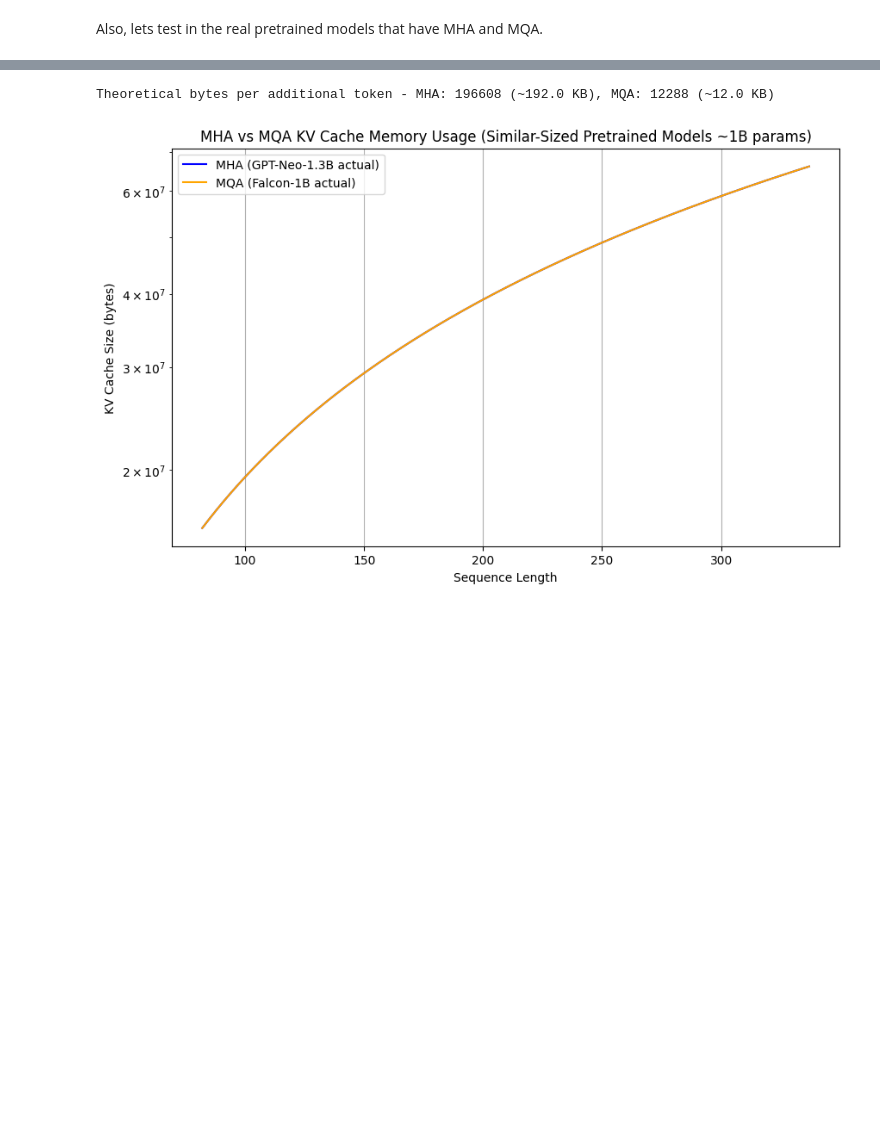
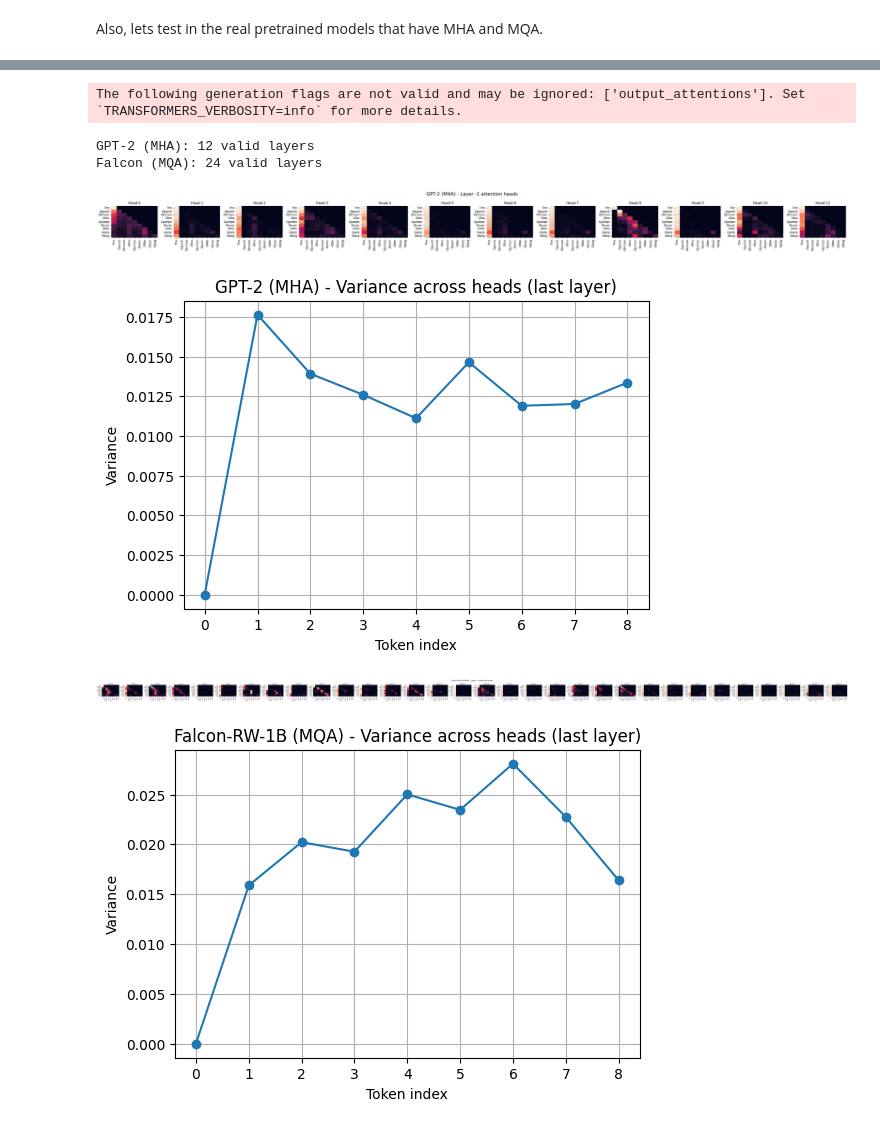
Before and after one commit to Firojpaudel/Deepseek_implementation_scratch, a Jupyter notebook: MHA_MQA_comparison.ipynb, the cells around one changed output, grey strips where cells are left out. Drawn from its saved outputs; the diff is of its cells as text; code cells hidden in the pictures; blank space fills up the shorter version.

```diff
--- a/MHA_MQA_comparison.ipynb
+++ b/MHA_MQA_comparison.ipynb
@@ -319,10 +197,0 @@ seq_lens = seq_lens_mha[:min_len]
-# %%
-# Print table
-print("\nseq_len | MHA KV bytes | MQA KV bytes")
-print("--------|--------------|--------------")
-for i in range(0, min_len, 50):
-    if i < 10:
-        for j in range(i, min(i + 10, min_len)):
-            print(f"{seq_lens[j]:7d} | {mha_sizes[j]:12.0f} | {mqa_sizes[j]:11.0f}") # Use .0f to format as float with no decimal places
-    else:
-        print(f"{seq_lens[i]:7d} | {mha_sizes[i]:12.0f} | {mqa_sizes[i]:11.0f}") # Use .0f to format as float with no decimal places
@@ -347,22 +197,0 @@ seq_len | MHA KV bytes | MQA KV bytes
-# %%
-# Theoretical per-token
-theo_mha_per_token = 24 * 1 * 16 * 128 * 2 * 2  # 24 layers, 16 heads, 128 dim, KV, f16
-theo_mqa_per_token = 24 * 1 * 1 * 128 * 2 * 2    # 1 KV head
-print(f"\nTheoretical bytes per additional token - MHA: {theo_mha_per_token} (~{theo_mha_per_token/1024:.1f} KB), MQA: {theo_mqa_per_token} (~{theo_mqa_per_token/1024:.1f} KB)")
-# %% [output]
-Theoretical bytes per additional token - MHA: 196608 (~192.0 KB), MQA: 12288 (~12.0 KB)
-# %%
-# Plot
-plt.figure(figsize=(10, 6))
-plt.plot(seq_lens, mha_sizes, label='MHA (GPT-Neo-1.3B actual)', color='blue')
-plt.plot(seq_lens, mqa_sizes, label='MQA (Falcon-1B actual)', color='orange')
-plt.xlabel('Sequence Length')
-plt.ylabel('KV Cache Size (bytes)')
-plt.title('MHA vs MQA KV Cache Memory Usage (Similar-Sized Pretrained Models ~1B params)')
-plt.legend()
-plt.grid(True)
-plt.yscale('log')  # Log scale for better visibility
-plt.savefig('mha_mqa_similar_size_comparison.png', dpi=300, bbox_inches='tight')
-plt.show()
-# %% [output]
-[figure, removed]
@@ -368,0 +241,43 @@ plt.show()
+# %%
+def main():
+    text = "The quick brown fox jumps over the lazy dog"
+
+    # ---- GPT-2 (MHA) ----
+    mha_model = AutoModelForCausalLM.from_pretrained("gpt2", output_attentions=True)
+    mha_tokenizer = AutoTokenizer.from_pretrained("gpt2")
+    inputs_mha = mha_tokenizer(text, return_tensors="pt")
+    with torch.no_grad():
+        out_mha = mha_model(**inputs_mha, output_attentions=True)
+    attn_mha = get_valid_attentions(out_mha.attentions)
+    tokens_mha = mha_tokenizer.convert_ids_to_tokens(inputs_mha["input_ids"][0])
+
+    # ---- Falcon (MQA) ----
+    mqa_model = AutoModelForCausalLM.from_pretrained("tiiuae/falcon-rw-1b", trust_remote_code=True, output_attentions=True)
+    mqa_tokenizer = AutoTokenizer.from_pretrained("tiiuae/falcon-rw-1b")
+    inputs_mqa = mqa_tokenizer(text, return_tensors="pt")
+    with torch.no_grad():
+        out_mqa = mqa_model(**inputs_mqa, output_attentions=True)
+    attn_mqa = get_valid_attentions(out_mqa.attentions)
+    tokens_mqa = mqa_tokenizer.convert_ids_to_tokens(inputs_mqa["input_ids"][0])
+
+    print(f"GPT-2 (MHA): {len(attn_mha)} valid layers")
+    print(f"Falcon (MQA): {len(attn_mqa)} valid layers")
+
+    # ---- Plot heatmaps ----
+    if attn_mha:
+        plot_heads_heatmaps(attn_mha, tokens_mha, "GPT-2 (MHA)", layer_index=-1)
+        plot_head_variance(attn_mha, "GPT-2 (MHA)")
+    if attn_mqa:
+        plot_heads_heatmaps(attn_mqa, tokens_mqa, "Falcon-RW-1B (MQA)", layer_index=-1)
+        plot_head_variance(attn_mqa, "Falcon-RW-1B (MQA)")
+
+if __name__ == "__main__":
+    main()
+# %% [output]
+The following generation flags are not valid and may be ignored: ['output_attentions']. Set `TRANSFORMERS_VERBOSITY=info` for more details.
+GPT-2 (MHA): 12 valid layers
+Falcon (MQA): 24 valid layers
+[figure, added]
+[figure, added]
+[figure, added]
+[figure, added]
```
Also changed, not shown: parts of 11 cells of this notebook.
